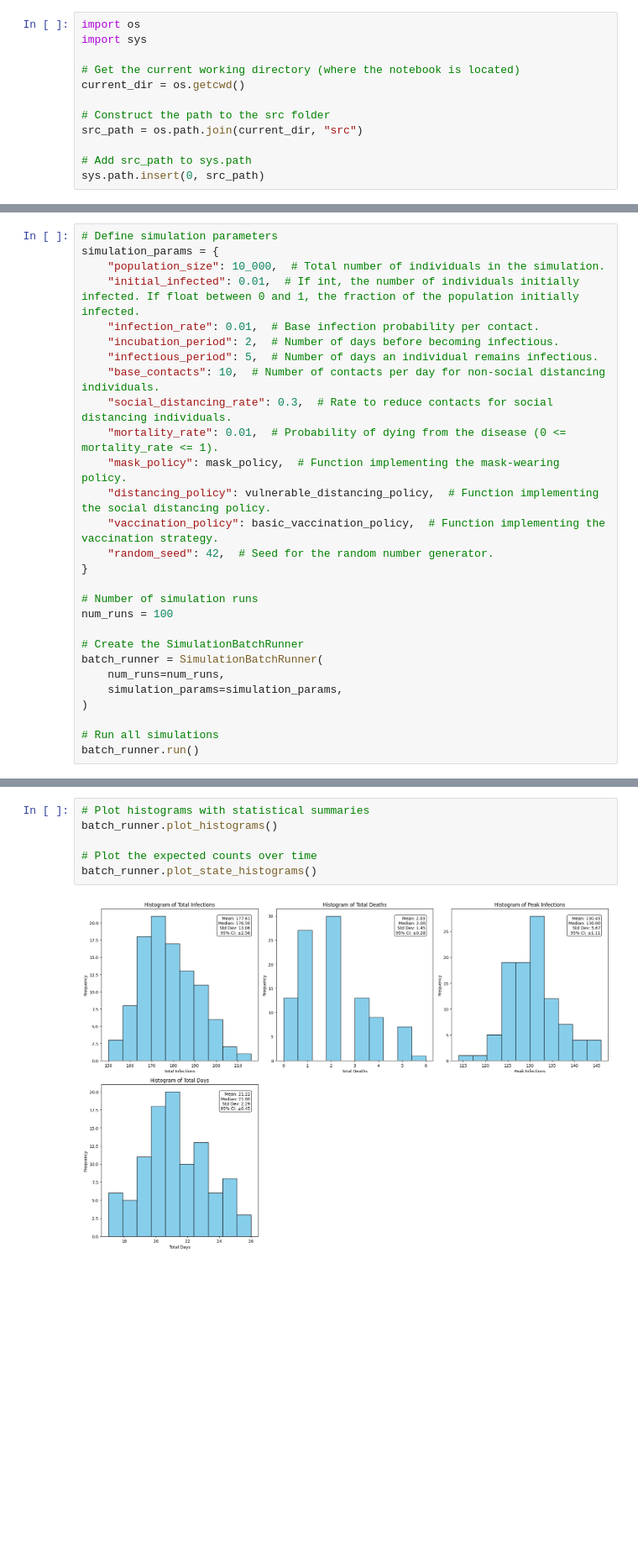
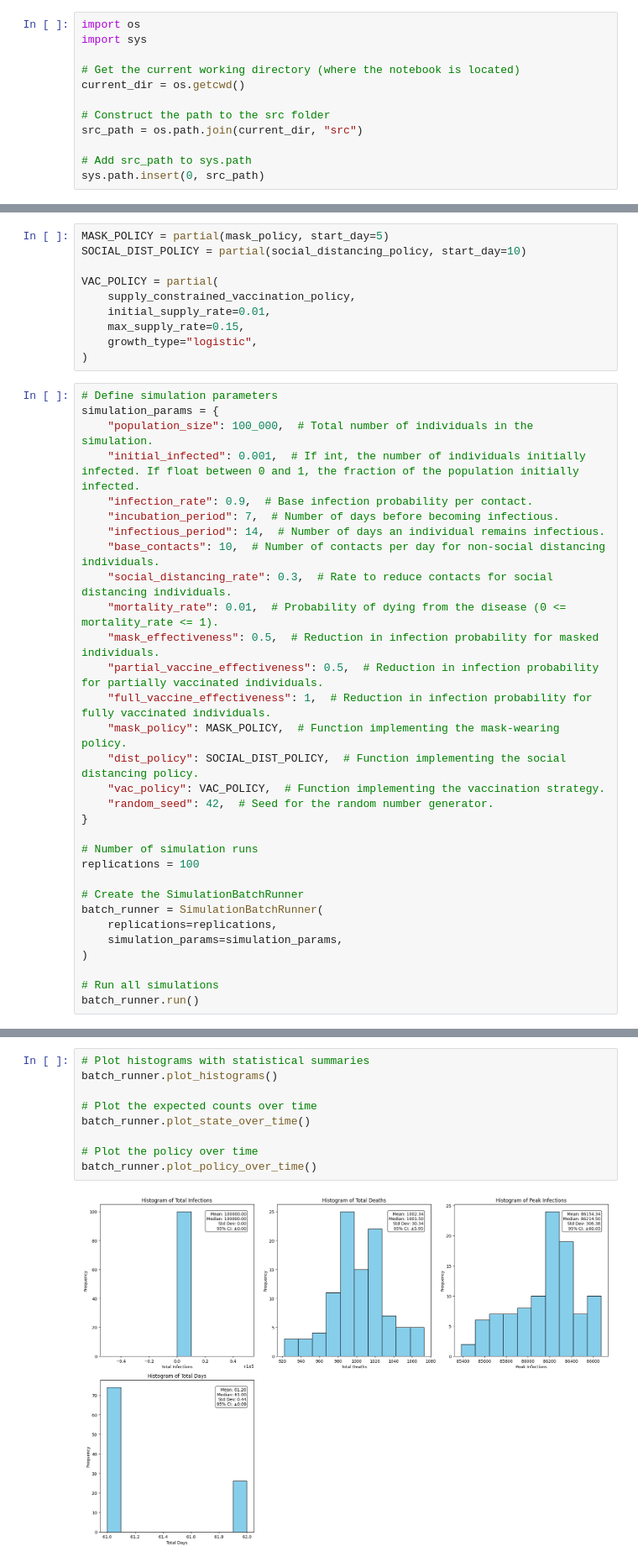
Before and after one commit to shermanpch/pandemic-flu-spread, a Jupyter notebook: main.ipynb, the cells around one changed output, grey strips where cells are left out. Shown at 84% size. Drawn from its saved outputs; the diff is of its cells as text; blank space fills up the shorter version.

```diff
--- a/main.ipynb
+++ b/main.ipynb
@@ -35,27 +37,40 @@ from src.policies import (
 )
+# %%
+MASK_POLICY = partial(mask_policy, start_day=5)
+SOCIAL_DIST_POLICY = partial(social_distancing_policy, start_day=10)
+
+VAC_POLICY = partial(
+    supply_constrained_vaccination_policy,
+    initial_supply_rate=0.01,
+    max_supply_rate=0.15,
+    growth_type="logistic",
+)
 # %%
 # Define simulation parameters
 simulation_params = {
-    "population_size": 10_000,  # Total number of individuals in the simulation.
-    "initial_infected": 0.01,  # If int, the number of individuals initially infected. If float between 0 and 1, the fraction of the population initially infected.
-    "infection_rate": 0.01,  # Base infection probability per contact.
-    "incubation_period": 2,  # Number of days before becoming infectious.
-    "infectious_period": 5,  # Number of days an individual remains infectious.
+    "population_size": 100_000,  # Total number of individuals in the simulation.
+    "initial_infected": 0.001,  # If int, the number of individuals initially infected. If float between 0 and 1, the fraction of the population initially infected.
+    "infection_rate": 0.9,  # Base infection probability per contact.
+    "incubation_period": 7,  # Number of days before becoming infectious.
+    "infectious_period": 14,  # Number of days an individual remains infectious.
     "base_contacts": 10,  # Number of contacts per day for non-social distancing individuals.
     "social_distancing_rate": 0.3,  # Rate to reduce contacts for social distancing individuals.
     "mortality_rate": 0.01,  # Probability of dying from the disease (0 <= mortality_rate <= 1).
-    "mask_policy": mask_policy,  # Function implementing the mask-wearing policy.
-    "distancing_policy": vulnerable_distancing_policy,  # Function implementing the social distancing policy.
-    "vaccination_policy": basic_vaccination_policy,  # Function implementing the vaccination strategy.
+    "mask_effectiveness": 0.5,  # Reduction in infection probability for masked individuals.
+    "partial_vaccine_effectiveness": 0.5,  # Reduction in infection probability for partially vaccinated individuals.
+    "full_vaccine_effectiveness": 1,  # Reduction in infection probability for fully vaccinated individuals.
+    "mask_policy": MASK_POLICY,  # Function implementing the mask-wearing policy.
+    "dist_policy": SOCIAL_DIST_POLICY,  # Function implementing the social distancing policy.
+    "vac_policy": VAC_POLICY,  # Function implementing the vaccination strategy.
     "random_seed": 42,  # Seed for the random number generator.
 }
 
 # Number of simulation runs
-num_runs = 100
+replications = 100
 
 # Create the SimulationBatchRunner
 batch_runner = SimulationBatchRunner(
-    num_runs=num_runs,
+    replications=replications,
     simulation_params=simulation_params,
 )
 
@@ -64,8 +83,11 @@ batch_runner.run()
 # %%
 # Plot histograms with statistical summaries
 batch_runner.plot_histograms()
 
 # Plot the expected counts over time
-batch_runner.plot_state_histograms()
+batch_runner.plot_state_over_time()
+
+# Plot the policy over time
+batch_runner.plot_policy_over_time()
 # %% [output]
-[figure, old version]
+[figure, new version]
```
Also changed, not shown: parts of 3 cells of this notebook, 5 other files.
